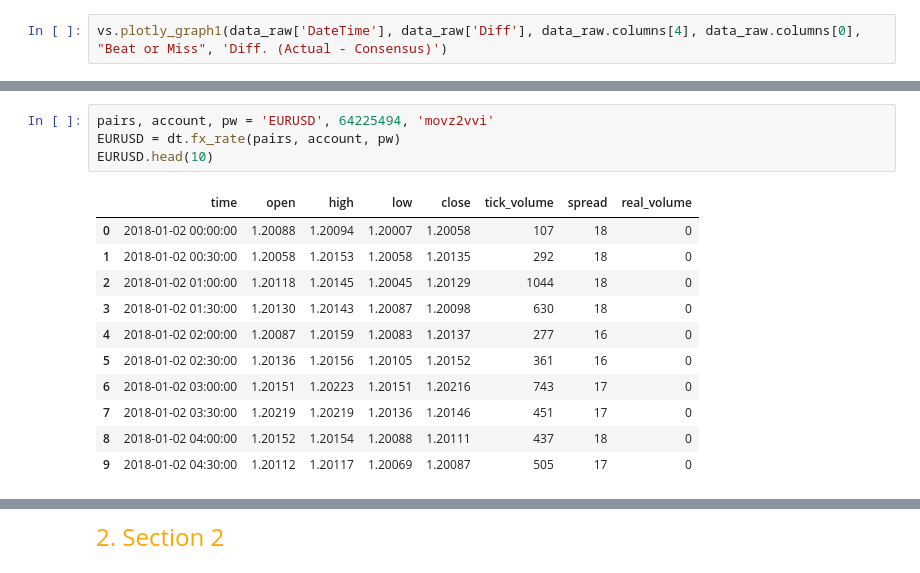
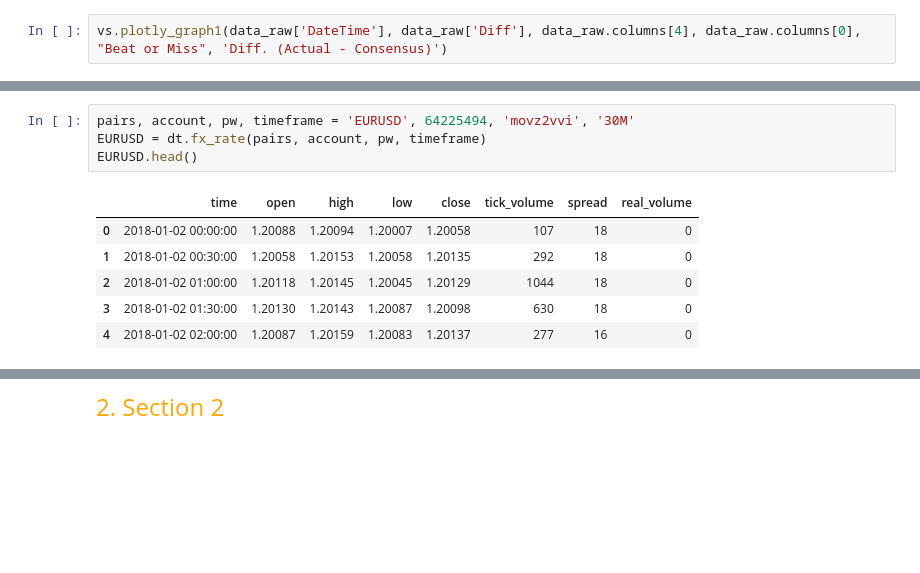
Before and after one commit to EstebanMqz/Initial_Jobless_Claims_Reports_on_EURUSD, a Jupyter notebook: notebook.ipynb, the cells around one changed output, grey strips where cells are left out. Drawn from its saved outputs; the diff is of its cells as text; blank space fills up the shorter version.

Commit message:
dt.fx_rate, vs.OHCLV_csticks
Cases nb implementation

```diff
--- a/notebook.ipynb
+++ b/notebook.ipynb
@@ -270,16 +284,11 @@ fx_rate(pairs, account, pw)
 # %%
-pairs, account, pw = 'EURUSD', 64225494, 'movz2vvi'
-EURUSD = dt.fx_rate(pairs, account, pw)
-EURUSD.head(10)
+pairs, account, pw, timeframe = 'EURUSD', 64225494, 'movz2vvi', '30M'
+EURUSD = dt.fx_rate(pairs, account, pw, timeframe)
+EURUSD.head()
 # %% [output]
 |  | time | open | high | low | close | tick_volume | spread | real_volume |
 | 0 | 2018-01-02 00:00:00 | 1.20088 | 1.20094 | 1.20007 | 1.20058 | 107 | 18 | 0 |
 | 1 | 2018-01-02 00:30:00 | 1.20058 | 1.20153 | 1.20058 | 1.20135 | 292 | 18 | 0 |
 | 2 | 2018-01-02 01:00:00 | 1.20118 | 1.20145 | 1.20045 | 1.20129 | 1044 | 18 | 0 |
 | 3 | 2018-01-02 01:30:00 | 1.20130 | 1.20143 | 1.20087 | 1.20098 | 630 | 18 | 0 |
 | 4 | 2018-01-02 02:00:00 | 1.20087 | 1.20159 | 1.20083 | 1.20137 | 277 | 16 | 0 |
-| 5 | 2018-01-02 02:30:00 | 1.20136 | 1.20156 | 1.20105 | 1.20152 | 361 | 16 | 0 |
-| 6 | 2018-01-02 03:00:00 | 1.20151 | 1.20223 | 1.20151 | 1.20216 | 743 | 17 | 0 |
-| 7 | 2018-01-02 03:30:00 | 1.20219 | 1.20219 | 1.20136 | 1.20146 | 451 | 17 | 0 |
-| 8 | 2018-01-02 04:00:00 | 1.20152 | 1.20154 | 1.20088 | 1.20111 | 437 | 18 | 0 |
-| 9 | 2018-01-02 04:30:00 | 1.20112 | 1.20117 | 1.20069 | 1.20087 | 505 | 17 | 0 |
```
Also changed, not shown: parts of 7 cells of this notebook, 2 other files.
